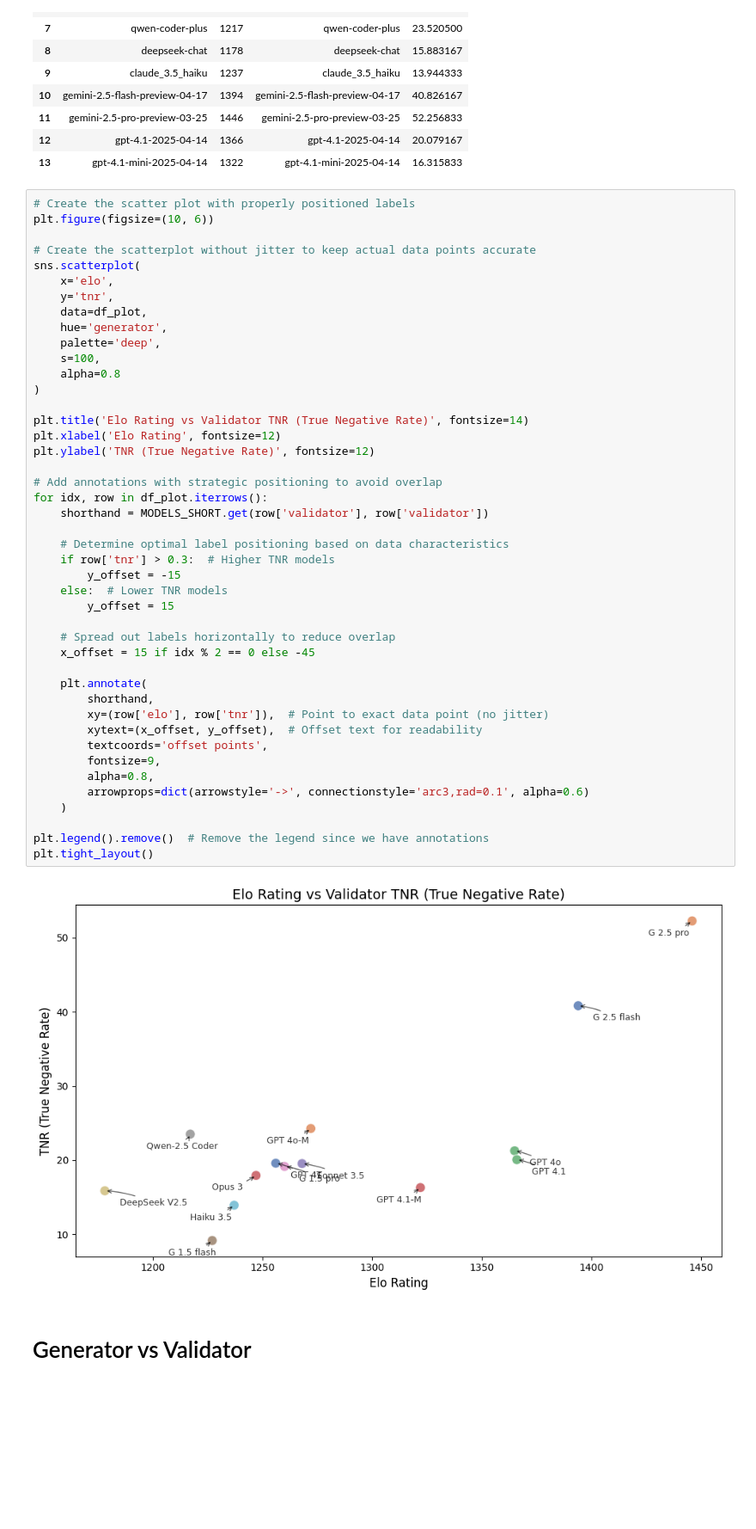
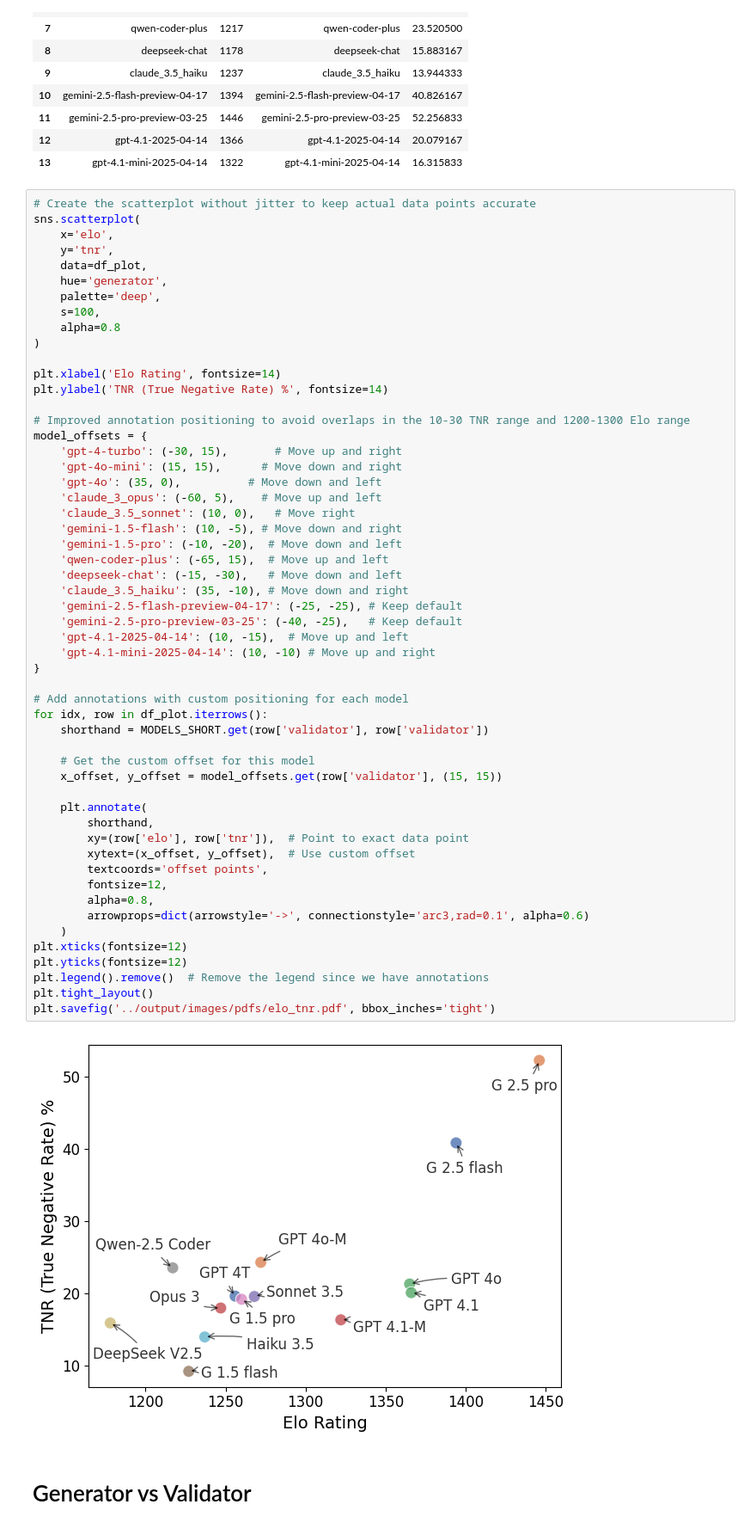
Before and after one commit to srynsh/LLM-Benchmarking, a Jupyter notebook: notebooks/notebook.ipynb, the cells around one changed output. Shown at 86% size. Cells and saved outputs as stored; diff of their text form; blank space fills up the shorter version.

Commit message:
improved elo plots

```diff
--- a/notebooks/notebook.ipynb
+++ b/notebooks/notebook.ipynb
@@ -318,51 +335,61 @@ df_plot
 | 12 | gpt-4.1-2025-04-14 | 1366 | gpt-4.1-2025-04-14 | 20.079167 |
 | 13 | gpt-4.1-mini-2025-04-14 | 1322 | gpt-4.1-mini-2025-04-14 | 16.315833 |
 # %%
-# Create the scatter plot with properly positioned labels
-plt.figure(figsize=(10, 6))
-
 # Create the scatterplot without jitter to keep actual data points accurate
 sns.scatterplot(
     x='elo',
     y='tnr',
     data=df_plot,
     hue='generator',
     palette='deep',
     s=100,
     alpha=0.8
 )
 
-plt.title('Elo Rating vs Validator TNR (True Negative Rate)', fontsize=14)
-plt.xlabel('Elo Rating', fontsize=12)
-plt.ylabel('TNR (True Negative Rate)', fontsize=12)
+plt.xlabel('Elo Rating', fontsize=14)
+plt.ylabel('TNR (True Negative Rate) %', fontsize=14)
 
-# Add annotations with strategic positioning to avoid overlap
+# Improved annotation positioning to avoid overlaps in the 10-30 TNR range and 1200-1300 Elo range
+model_offsets = {
+    'gpt-4-turbo': (-30, 15),       # Move up and right
+    'gpt-4o-mini': (15, 15),      # Move down and right
+    'gpt-4o': (35, 0),          # Move down and left
+    'claude_3_opus': (-60, 5),    # Move up and left
+    'claude_3.5_sonnet': (10, 0),   # Move right
+    'gemini-1.5-flash': (10, -5), # Move down and right
+    'gemini-1.5-pro': (-10, -20),  # Move down and left
+    'qwen-coder-plus': (-65, 15),  # Move up and left
+    'deepseek-chat': (-15, -30),   # Move down and left
+    'claude_3.5_haiku': (35, -10), # Move down and right
+    'gemini-2.5-flash-preview-04-17': (-25, -25), # Keep default
+    'gemini-2.5-pro-preview-03-25': (-40, -25),   # Keep default
+    'gpt-4.1-2025-04-14': (10, -15),  # Move up and left
+    'gpt-4.1-mini-2025-04-14': (10, -10) # Move up and right
+}
+
+# Add annotations with custom positioning for each model
 for idx, row in df_plot.iterrows():
     shorthand = MODELS_SHORT.get(row['validator'], row['validator'])
 
-    # Determine optimal label positioning based on data characteristics
-    if row['tnr'] > 0.3:  # Higher TNR models
-        y_offset = -15
-    else:  # Lower TNR models
-        y_offset = 15
-
-    # Spread out labels horizontally to reduce overlap
-    x_offset = 15 if idx % 2 == 0 else -45
+    # Get the custom offset for this model
+    x_offset, y_offset = model_offsets.get(row['validator'], (15, 15))
 
     plt.annotate(
         shorthand,
-        xy=(row['elo'], row['tnr']),  # Point to exact data point (no jitter)
-        xytext=(x_offset, y_offset),  # Offset text for readability
+        xy=(row['elo'], row['tnr']),  # Point to exact data point
+        xytext=(x_offset, y_offset),  # Use custom offset
         textcoords='offset points',
-        fontsize=9,
+        fontsize=12,
         alpha=0.8,
         arrowprops=dict(arrowstyle='->', connectionstyle='arc3,rad=0.1', alpha=0.6)
     )
-
+plt.xticks(fontsize=12)
+plt.yticks(fontsize=12)
 plt.legend().remove()  # Remove the legend since we have annotations
 plt.tight_layout()
+plt.savefig('../output/images/pdfs/elo_tnr.pdf', bbox_inches='tight')
 # %% [output]
-[figure, old version]
+[figure, new version]
 # %% [markdown]
 # Generator vs Validator
 # %%
```
Also changed, not shown: parts of 1 cell of this notebook, 3 other files.
